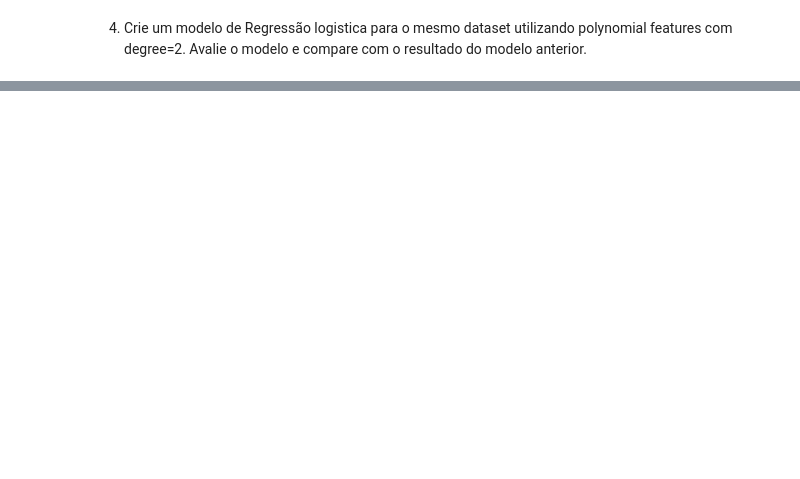
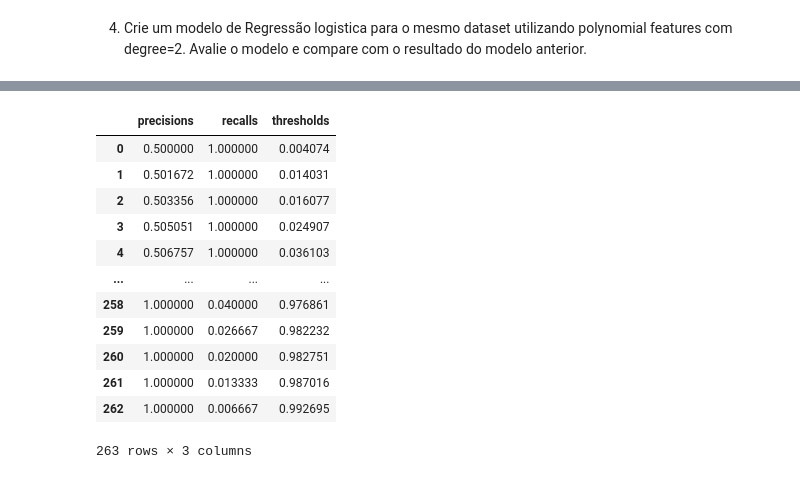
Before and after one commit to luc-zago/lets-code-estatistica-ii, a Jupyter notebook: lucas_oliveira_projeto_estatistica_II_parteII.ipynb, the cells around one changed output, grey strips where cells are left out. Saved outputs shown, nothing was run; the diff lists cells and outputs as text; code cells hidden in the pictures; blank space fills up the shorter version.

```diff
--- a/lucas_oliveira_projeto_estatistica_II_parteII.ipynb
+++ b/lucas_oliveira_projeto_estatistica_II_parteII.ipynb
@@ -304,0 +349,27 @@ precision_recall.rename(columns={'precisions': 'Precision', 'recalls': 'Recall',
+# %%
+from sklearn.metrics import precision_recall_curve
+
+y_proba_1 = model_poly.predict_proba(X_test_transf)[:, 1]
+
+# Obtendo as diferentes precisões e revocações
+precisions, recalls, thresholds = precision_recall_curve(y_test, y_proba_1)
+
+# Inserindo os dados em um dataframe
+precisions_recalls = pd.DataFrame(data={'precisions':precisions[:-1],
+                                        'recalls':recalls[:-1], 'thresholds':thresholds})
+
+precisions_recalls
+# %% [output]
+|  | precisions | recalls | thresholds |
+| 0 | 0.500000 | 1.000000 | 0.004074 |
+| 1 | 0.501672 | 1.000000 | 0.014031 |
+| 2 | 0.503356 | 1.000000 | 0.016077 |
+| 3 | 0.505051 | 1.000000 | 0.024907 |
+| 4 | 0.506757 | 1.000000 | 0.036103 |
+| ... | ... | ... | ... |
+| 258 | 1.000000 | 0.040000 | 0.976861 |
+| 259 | 1.000000 | 0.026667 | 0.982232 |
+| 260 | 1.000000 | 0.020000 | 0.982751 |
+| 261 | 1.000000 | 0.013333 | 0.987016 |
+| 262 | 1.000000 | 0.006667 | 0.992695 |
+263 rows × 3 columns
```
Also changed, not shown: parts of 16 cells of this notebook.
